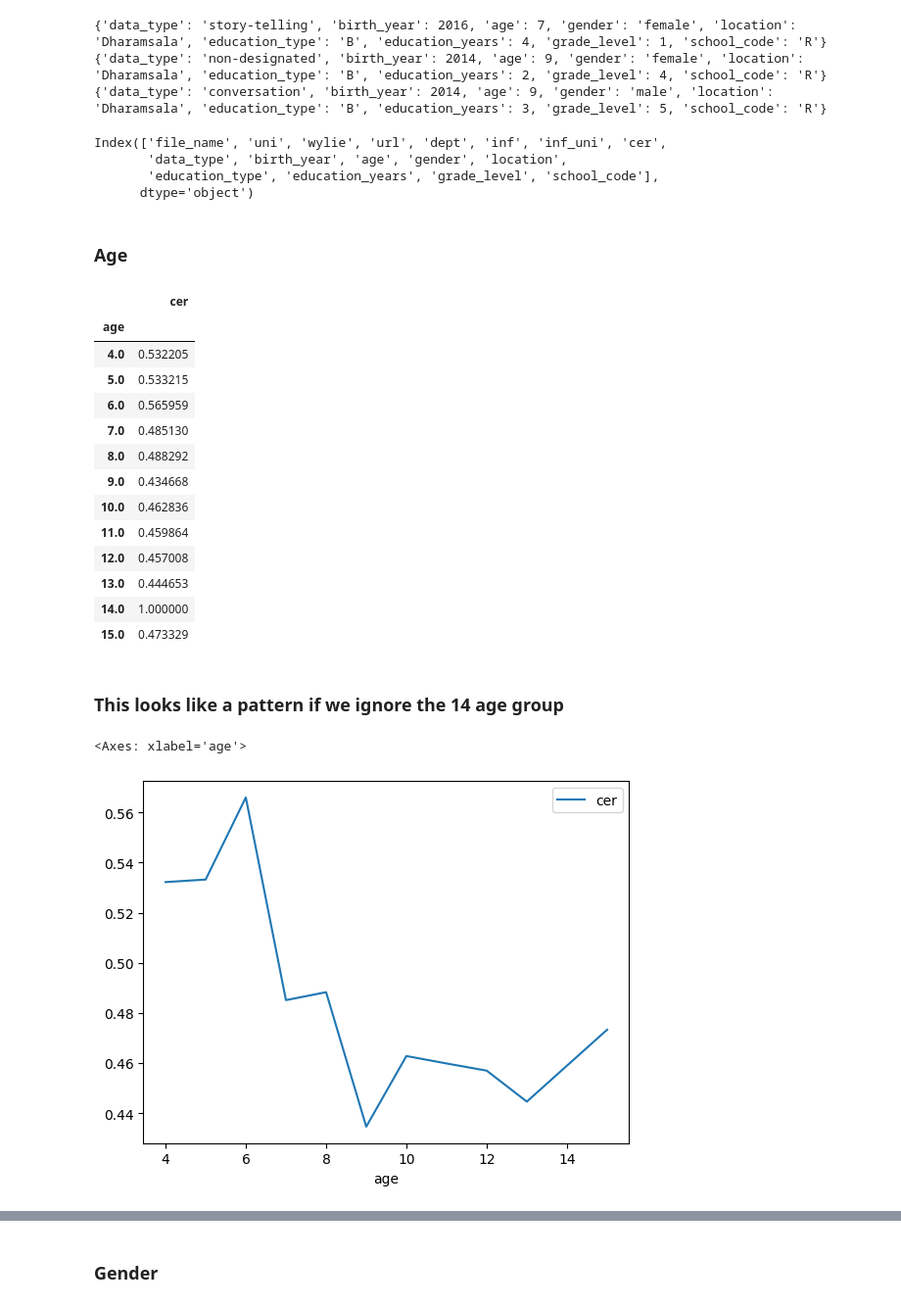
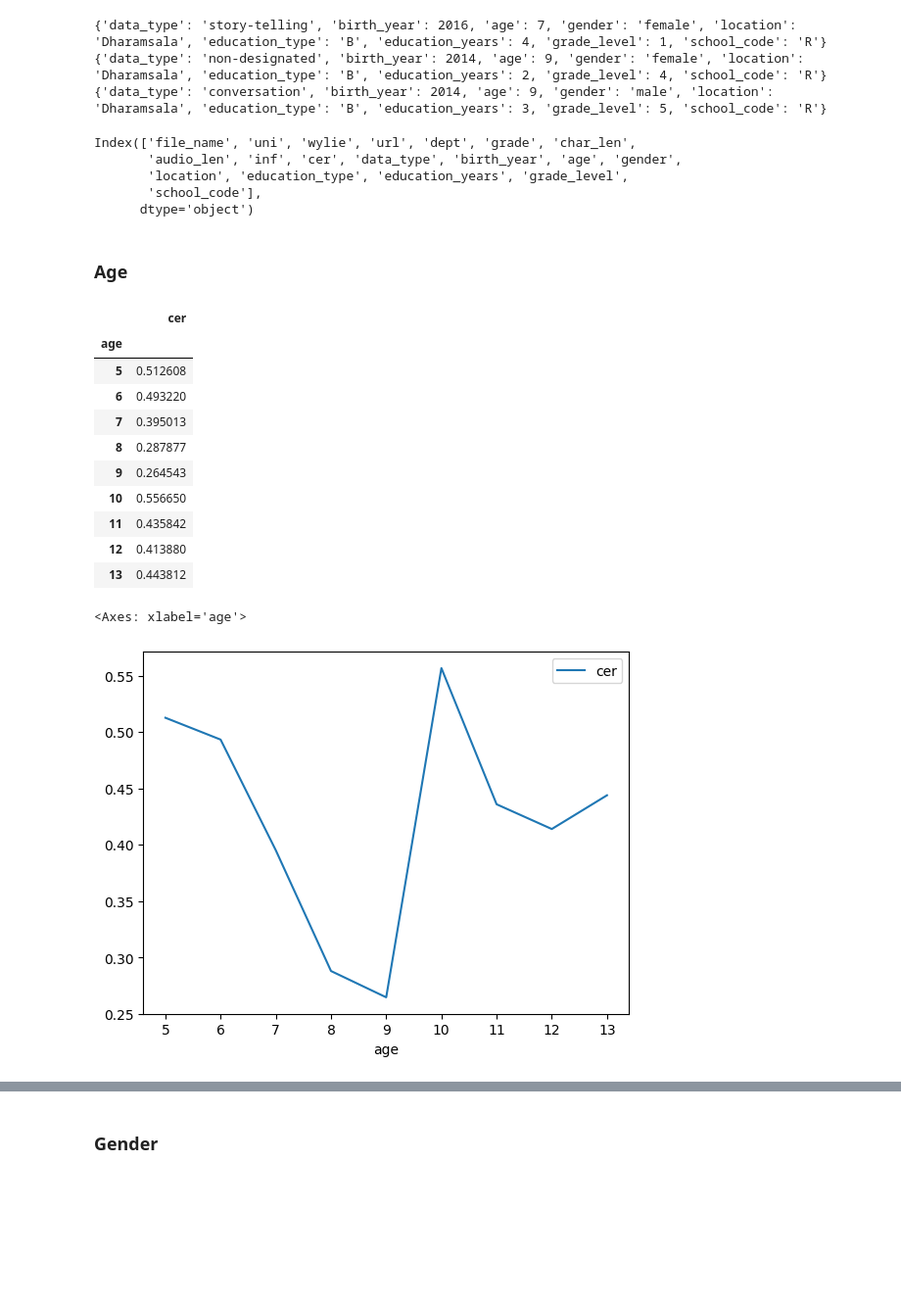
Before and after one commit to OpenPecha/stt-whisper, a Jupyter notebook: evaluate.ipynb, the cells around one changed output, grey strips where cells are left out. Shown: that part at 98% size. Saved outputs shown, nothing was run; the diff lists cells and outputs as text; code cells hidden in the pictures; blank space fills up the shorter version.

```diff
--- a/evaluate.ipynb
+++ b/evaluate.ipynb
@@ -113,7 +118,7 @@ print(cer)
 def calculate_cer(row):
     try:
         uni = row['uni']
-        inf_uni = row['inf_uni']
+        inf_uni = row['inf']
         cer = cer_metric.compute(references=[uni], predictions=[inf_uni])
         cer = min(cer, 1.0)
         return cer
@@ -160,4 +192,4 @@ df[df['dept'] != 'STT_MV']['cer'].mean()
 
 https://github.com/MonlamAI/STT-template/blob/main/README.md
 # %%
-df = df[df['dept'] == 'STT_CS']
+df_cs = df[df['dept'] == 'STT_CS']
@@ -165,6 +247,8 @@ df = df[df['dept'] == 'STT_CS']
 def parse_cs_file_name(code):
 
     try:
+        if code in file_name_correction:
+            code = file_name_correction[code]
         # Split the code into parts
         parts = code.split('-')
 
@@ -192,7 +276,7 @@ def parse_cs_file_name(code):
             'school_code': school_code
         }
     except:
-        # print(f'Error decoding {code}')
+        print(f'Error decoding {code}')
         return {}
     return decoded
 
@@ -210,38 +294,34 @@ for code in codes:
 {'data_type': 'non-designated', 'birth_year': 2014, 'age': 9, 'gender': 'female', 'location': 'Dharamsala', 'education_type': 'B', 'education_years': 2, 'grade_level': 4, 'school_code': 'R'}
 {'data_type': 'conversation', 'birth_year': 2014, 'age': 9, 'gender': 'male', 'location': 'Dharamsala', 'education_type': 'B', 'education_years': 3, 'grade_level': 5, 'school_code': 'R'}
 # %%
-df_parsed = df['file_name'].apply(lambda x: pd.Series(parse_cs_file_name(x)))
-df = pd.concat([df, df_parsed], axis=1)
+df_parsed = df_cs['file_name'].apply(lambda x: pd.Series(parse_cs_file_name(x)))
+df_cs = pd.concat([df_cs, df_parsed], axis=1)
 # %%
-df.columns
+df_cs.columns
 # %% [output]
-Index(['file_name', 'uni', 'wylie', 'url', 'dept', 'inf', 'inf_uni', 'cer',
-       'data_type', 'birth_year', 'age', 'gender', 'location',
-       'education_type', 'education_years', 'grade_level', 'school_code'],
+Index(['file_name', 'uni', 'wylie', 'url', 'dept', 'grade', 'char_len',
+       'audio_len', 'inf', 'cer', 'data_type', 'birth_year', 'age', 'gender',
+       'location', 'education_type', 'education_years', 'grade_level',
+       'school_code'],
       dtype='object')
 # %% [markdown]
 ### Age
 # %%
-df[['age', 'cer']].groupby('age').mean('cer')
+df_cs[['age', 'cer']].groupby('age').mean('cer')
 # %% [output]
 |  | cer |
 | age |  |
-| 4.0 | 0.532205 |
-| 5.0 | 0.533215 |
-| 6.0 | 0.565959 |
-| 7.0 | 0.485130 |
-| 8.0 | 0.488292 |
-| 9.0 | 0.434668 |
-| 10.0 | 0.462836 |
-| 11.0 | 0.459864 |
-| 12.0 | 0.457008 |
-| 13.0 | 0.444653 |
-| 14.0 | 1.000000 |
-| 15.0 | 0.473329 |
+| 5 | 0.512608 |
+| 6 | 0.493220 |
+| 7 | 0.395013 |
+| 8 | 0.287877 |
+| 9 | 0.264543 |
+| 10 | 0.556650 |
+| 11 | 0.435842 |
+| 12 | 0.413880 |
+| 13 | 0.443812 |
-# %% [markdown]
-### This looks like a pattern if we ignore the 14 age group
 # %%
-df[df['age'] != 14][['age', 'cer']].groupby('age').mean('cer').plot()
+df_cs[['age', 'cer']].groupby('age').mean('cer').plot()
 # %% [output]
 <Axes: xlabel='age'>
-[figure, old version]
+[figure, new version]
```
Also changed, not shown: parts of 41 cells of this notebook, 7 other files.
